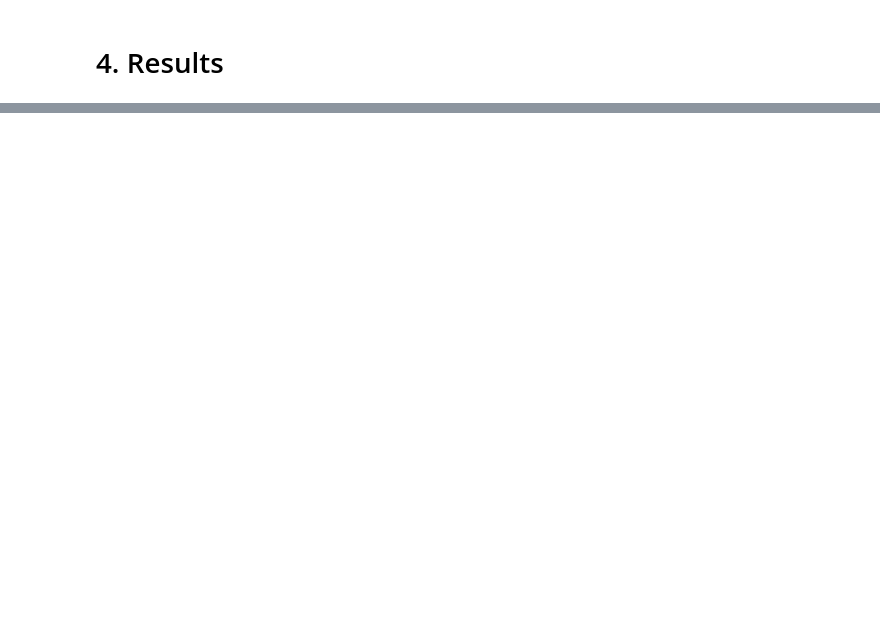
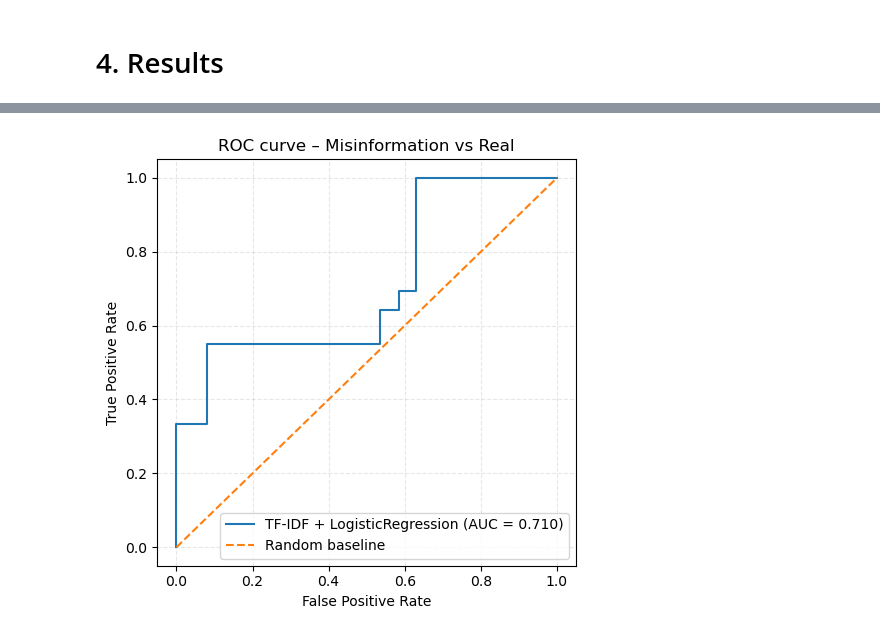
Before and after one commit to LucasCharb/Data_Project, a Jupyter notebook: Project.ipynb, the cells around one changed output, grey strips where cells are left out. Saved outputs shown, nothing was run; the diff lists cells and outputs as text; code cells hidden in the pictures; blank space fills up the shorter version.

```diff
--- a/Project.ipynb
+++ b/Project.ipynb
@@ -1200,0 +1697,21 @@ plot_grouped_bar(metric="Test_F1", title_suffix="Test F1-macro")
+# %%
+from sklearn.metrics import roc_curve, auc
+
+# Probabilidades para la clase positiva (misinformation = 1)
+y_score = logreg_tfidf.predict_proba(X_test_tfidf)[:, 1]
+
+fpr, tpr, thresholds = roc_curve(y_test, y_score, pos_label=1)
+roc_auc = auc(fpr, tpr)
+
+plt.figure(figsize=(5, 5))
+plt.plot(fpr, tpr, label=f"TF-IDF + LogisticRegression (AUC = {roc_auc:.3f})")
+plt.plot([0, 1], [0, 1], linestyle="--", label="Random baseline")
+plt.xlabel("False Positive Rate")
+plt.ylabel("True Positive Rate")
+plt.title("ROC curve – Misinformation vs Real")
+plt.legend(loc="lower right")
+plt.grid(alpha=0.3, linestyle="--")
+plt.tight_layout()
+plt.show()
+# %% [output]
+[figure, added]
```
Also changed, not shown: parts of 46 cells of this notebook.
